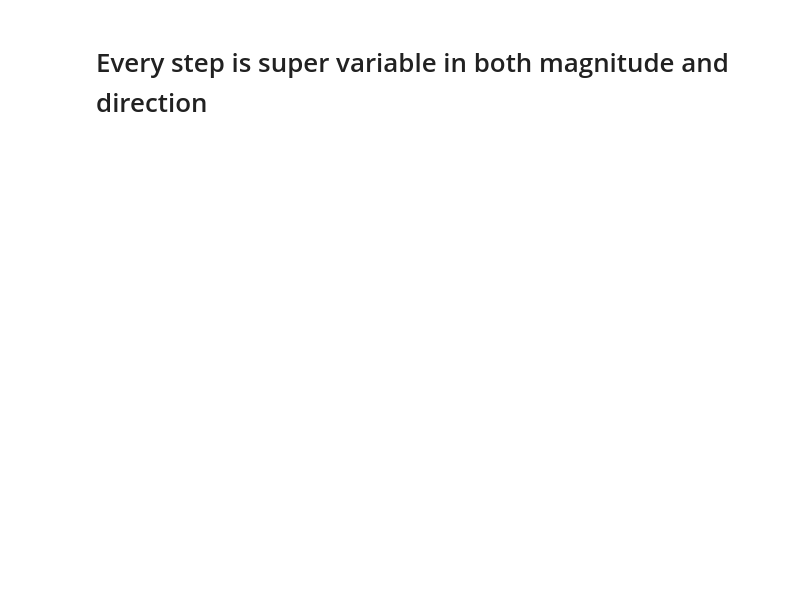
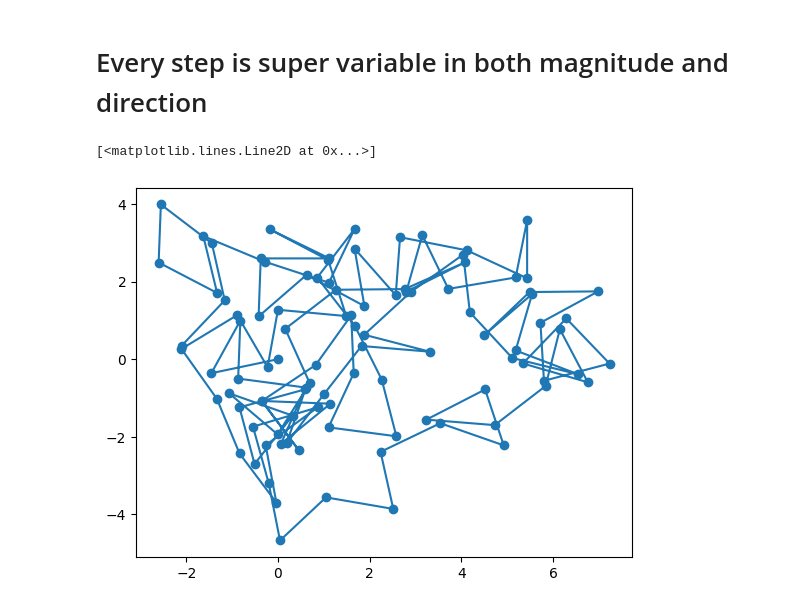
Before and after one commit to Benoul/From-Newton-to-Mandelbrot, a Jupyter notebook: different_flights.ipynb, the cells around one changed output. Saved outputs shown, nothing was run; the diff lists cells and outputs as text; code cells hidden in the pictures; blank space fills up the shorter version.

```diff
--- a/different_flights.ipynb
+++ b/different_flights.ipynb
@@ -96,3 +100,28 @@ def random_walk_only_last(key, xbias=0.0, ybias=0.0, time=100):
 # %% [markdown]
 # Every step is super variable in both magnitude and direction
+# %%
+def random_direction_walk(key, time=10):
+    key, stepsize_key = random.split(key)
+    stepsize = truncated_normal(stepsize_key, mean = 1, std = 1)
+
+    #getting a random angle for each step
+    key, angle_key = random.split(key)
+    angles = random.uniform(angle_key, shape=(time - 1,), minval=0.0, maxval=2 * jnp.pi)
+
+    #movement vector
+    steps = stepsize * jnp.stack([jnp.cos(angles), jnp.sin(angles)], axis=1)
+
+    positions = jnp.cumsum(steps, axis=0)
+    positions = jnp.vstack([jnp.array([0.0, 0.0]), positions])
+    x = positions[:, 0]
+    y = positions[:, 1]
+
+    return x, y
+
+x, y = random_direction_walk(random.PRNGKey(np.random.randint(0, 100)), time=100)
+
+plt.plot(x, y, marker='o')
+# %% [output]
+[<matplotlib.lines.Line2D at 0x...>]
+[figure, added]
 # %%
```
Also changed, not shown: parts of 11 cells of this notebook.
